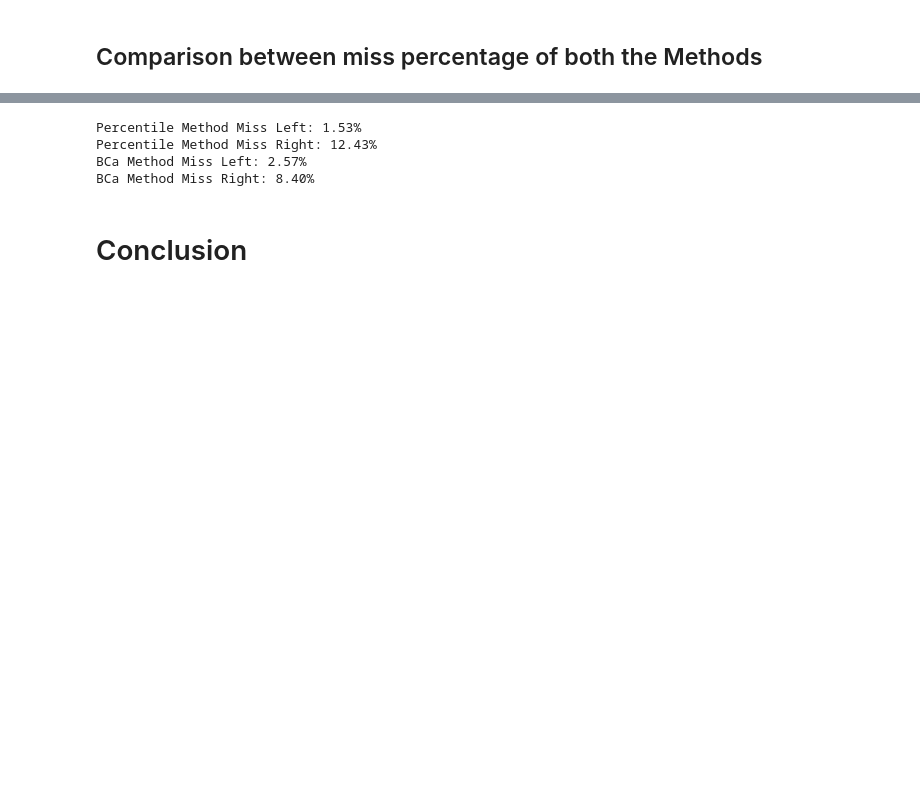
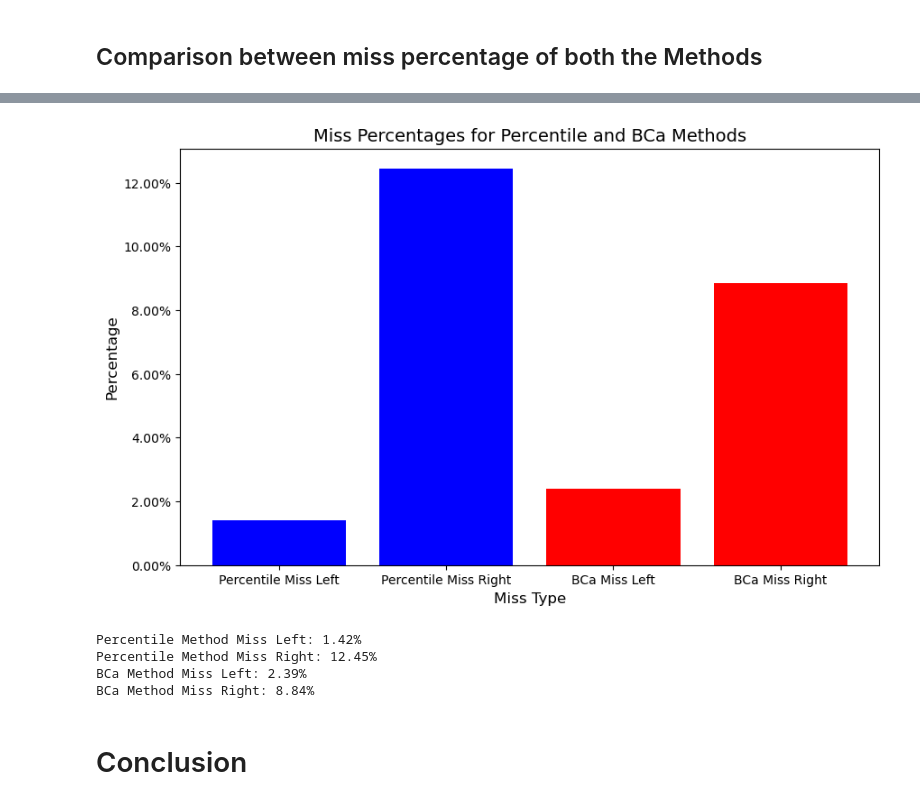
Before and after one commit to adityaastro2004/Estimating-Uncertainty, a Jupyter notebook: Aditya Raj Jain/Percentile and BCa method.ipynb, the cells around one changed output, grey strips where cells are left out. Drawn from its saved outputs; the diff is of its cells as text; code cells hidden in the pictures; blank space fills up the shorter version.

```diff
--- a/Aditya Raj Jain/Percentile and BCa method.ipynb
+++ b/Aditya Raj Jain/Percentile and BCa method.ipynb
@@ -185,22 +184,25 @@ print(f"95% BCa confidence interval: ({bca_lower_bound}, {bca_upper_bound})")
 # %%
 # Visualization
-fig = go.Figure()
+categories = ['Percentile Miss Left', 'Percentile Miss Right', 'BCa Miss Left', 'BCa Miss Right']
+values = [percentile_miss_left, percentile_miss_right, bca_miss_left, bca_miss_right]
+colors = ['blue', 'blue', 'red', 'red']
 
-fig.add_trace(go.Bar(
-    x=['Percentile Miss Left', 'Percentile Miss Right', 'BCa Miss Left', 'BCa Miss Right'],
-    y=[percentile_miss_left, percentile_miss_right, bca_miss_left, bca_miss_right],
-    marker_color=['blue', 'blue', 'red', 'red']
-))
+# Plot the bar chart
+plt.figure(figsize=(10, 6))
+bars = plt.bar(categories, values, color=colors)
 
-fig.update_layout(
-    title='Miss Percentages for Percentile and BCa Methods',
-    xaxis_title='Miss Type',
-    yaxis_title='Percentage',
-    yaxis=dict(tickformat=".2%"),
-)
+# Add title and axis labels
+plt.title('Miss Percentages for Percentile and BCa Methods', fontsize=14)
+plt.xlabel('Miss Type', fontsize=12)
+plt.ylabel('Percentage', fontsize=12)
 
-fig.show()
+# Format y-axis as percentages
+plt.gca().yaxis.set_major_formatter(plt.FuncFormatter(lambda y, _: f'{y:.2%}'))
 
+# Show the plot
+plt.show()
+
+# Print the miss percentages
 print(f"Percentile Method Miss Left: {percentile_miss_left:.2%}")
 print(f"Percentile Method Miss Right: {percentile_miss_right:.2%}")
 print(f"BCa Method Miss Left: {bca_miss_left:.2%}")
@@ -210,7 +211,8 @@ print(f"BCa Method Miss Right: {bca_miss_right:.2%}")
+[figure, added]
-Percentile Method Miss Left: 1.53%
-Percentile Method Miss Right: 12.43%
-BCa Method Miss Left: 2.57%
-BCa Method Miss Right: 8.40%
+Percentile Method Miss Left: 1.42%
+Percentile Method Miss Right: 12.45%
+BCa Method Miss Left: 2.39%
+BCa Method Miss Right: 8.84%
 # %% [markdown]
 # Conclusion
 # %% [markdown]
```
Also changed, not shown: parts of 7 cells of this notebook.
